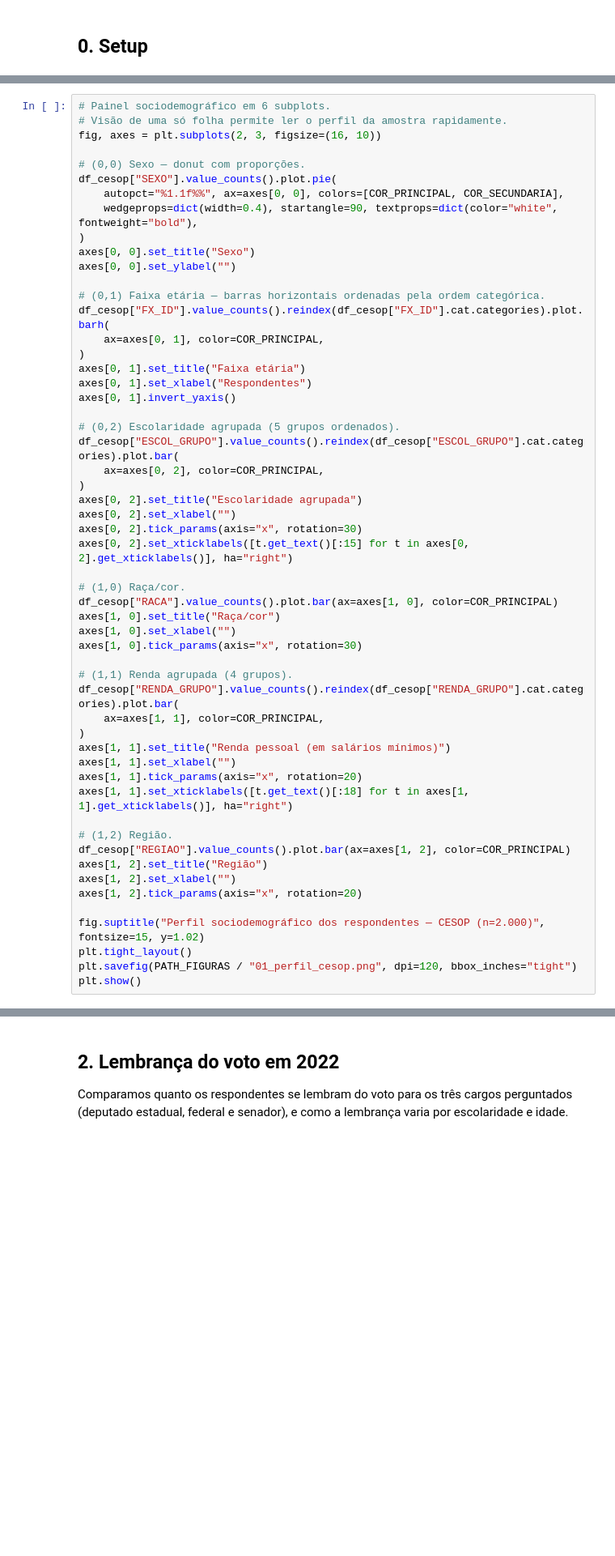
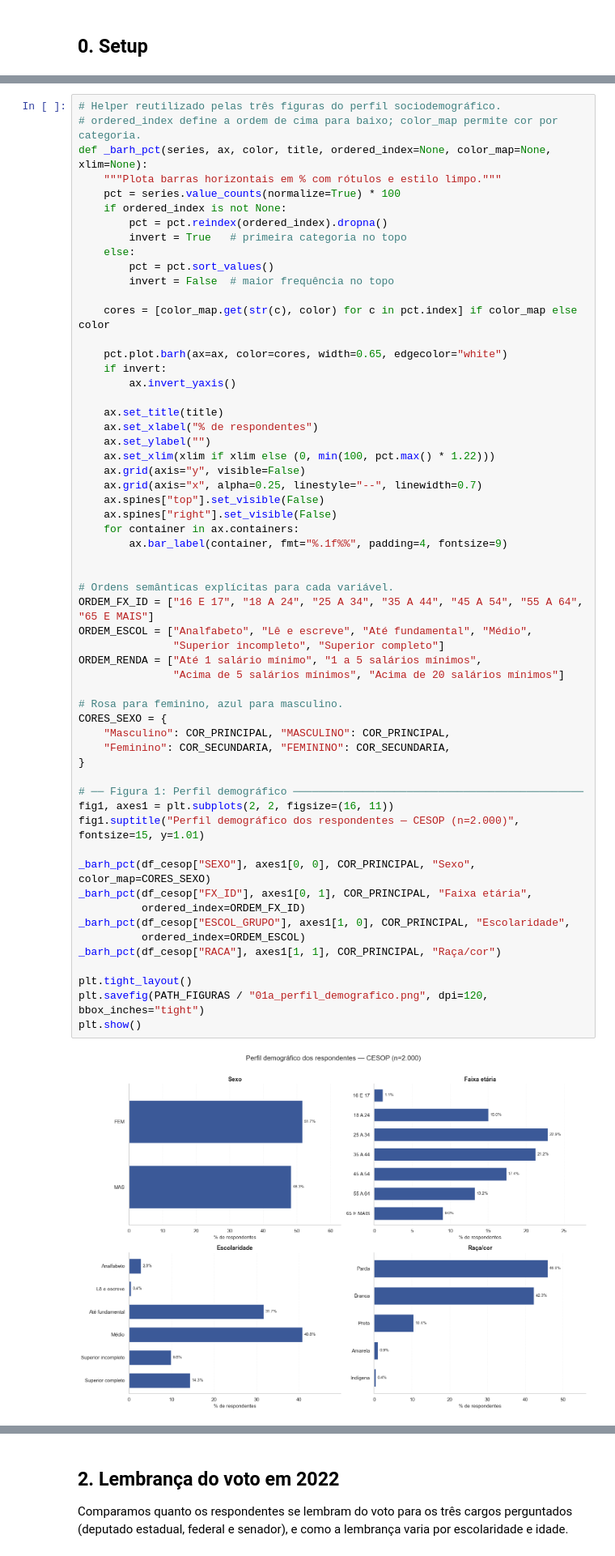
Before and after one commit to edfeherr/projeto-eda-democracia, a Jupyter notebook: notebooks/02_analises_exploratorias.ipynb, the cells around one changed output, grey strips where cells are left out. Shown at 81% size. Drawn from its saved outputs; the diff is of its cells as text; blank space fills up the shorter version.

```diff
--- a/notebooks/02_analises_exploratorias.ipynb
+++ b/notebooks/02_analises_exploratorias.ipynb
@@ -74,55 +83,60 @@ Quem é a amostra de 2.000 respondentes? Painel com seis dimensões: sexo, faixa
 # %%
-# Painel sociodemográfico em 6 subplots.
-# Visão de uma só folha permite ler o perfil da amostra rapidamente.
-fig, axes = plt.subplots(2, 3, figsize=(16, 10))
+# Helper reutilizado pelas três figuras do perfil sociodemográfico.
+# ordered_index define a ordem de cima para baixo; color_map permite cor por categoria.
+def _barh_pct(series, ax, color, title, ordered_index=None, color_map=None, xlim=None):
+    """Plota barras horizontais em % com rótulos e estilo limpo."""
+    pct = series.value_counts(normalize=True) * 100
+    if ordered_index is not None:
+        pct = pct.reindex(ordered_index).dropna()
+        invert = True   # primeira categoria no topo
+    else:
+        pct = pct.sort_values()
+        invert = False  # maior frequência no topo
 
-# (0,0) Sexo — donut com proporções.
-df_cesop["SEXO"].value_counts().plot.pie(
-    autopct="%1.1f%%", ax=axes[0, 0], colors=[COR_PRINCIPAL, COR_SECUNDARIA],
-    wedgeprops=dict(width=0.4), startangle=90, textprops=dict(color="white", fontweight="bold"),
-)
-axes[0, 0].set_title("Sexo")
-axes[0, 0].set_ylabel("")
+    cores = [color_map.get(str(c), color) for c in pct.index] if color_map else color
 
-# (0,1) Faixa etária — barras horizontais ordenadas pela ordem categórica.
-df_cesop["FX_ID"].value_counts().reindex(df_cesop["FX_ID"].cat.categories).plot.barh(
-    ax=axes[0, 1], color=COR_PRINCIPAL,
-)
-axes[0, 1].set_title("Faixa etária")
-axes[0, 1].set_xlabel("Respondentes")
-axes[0, 1].invert_yaxis()
+    pct.plot.barh(ax=ax, color=cores, width=0.65, edgecolor="white")
+    if invert:
+        ax.invert_yaxis()
 
-# (0,2) Escolaridade agrupada (5 grupos ordenados).
-df_cesop["ESCOL_GRUPO"].value_counts().reindex(df_cesop["ESCOL_GRUPO"].cat.categories).plot.bar(
-    ax=axes[0, 2], color=COR_PRINCIPAL,
-)
-axes[0, 2].set_title("Escolaridade agrupada")
-axes[0, 2].set_xlabel("")
-axes[0, 2].tick_params(axis="x", rotation=30)
-axes[0, 2].set_xticklabels([t.get_text()[:15] for t in axes[0, 2].get_xticklabels()], ha="right")
+    ax.set_title(title)
+    ax.set_xlabel("% de respondentes")
+    ax.set_ylabel("")
+    ax.set_xlim(xlim if xlim else (0, min(100, pct.max() * 1.22)))
+    ax.grid(axis="y", visible=False)
+    ax.grid(axis="x", alpha=0.25, linestyle="--", linewidth=0.7)
+    ax.spines["top"].set_visible(False)
+    ax.spines["right"].set_visible(False)
+    for container in ax.containers:
+        ax.bar_label(container, fmt="%.1f%%", padding=4, fontsize=9)
 
-# (1,0) Raça/cor.
-df_cesop["RACA"].value_counts().plot.bar(ax=axes[1, 0], color=COR_PRINCIPAL)
-axes[1, 0].set_title("Raça/cor")
-axes[1, 0].set_xlabel("")
-axes[1, 0].tick_params(axis="x", rotation=30)
 
-# (1,1) Renda agrupada (4 grupos).
-df_cesop["RENDA_GRUPO"].value_counts().reindex(df_cesop["RENDA_GRUPO"].cat.categories).plot.bar(
-    ax=axes[1, 1], color=COR_PRINCIPAL,
-)
-axes[1, 1].set_title("Renda pessoal (em salários mínimos)")
-axes[1, 1].set_xlabel("")
-axes[1, 1].tick_params(axis="x", rotation=20)
-axes[1, 1].set_xticklabels([t.get_text()[:18] for t in axes[1, 1].get_xticklabels()], ha="right")
+# Ordens semânticas explícitas para cada variável.
+ORDEM_FX_ID = ["16 E 17", "18 A 24", "25 A 34", "35 A 44", "45 A 54", "55 A 64", "65 E MAIS"]
+ORDEM_ESCOL = ["Analfabeto", "Lê e escreve", "Até fundamental", "Médio",
+               "Superior incompleto", "Superior completo"]
+ORDEM_RENDA = ["Até 1 salário mínimo", "1 a 5 salários mínimos",
+               "Acima de 5 salários mínimos", "Acima de 20 salários mínimos"]
 
-# (1,2) Região.
-df_cesop["REGIAO"].value_counts().plot.bar(ax=axes[1, 2], color=COR_PRINCIPAL)
-axes[1, 2].set_title("Região")
-axes[1, 2].set_xlabel("")
-axes[1, 2].tick_params(axis="x", rotation=20)
+# Rosa para feminino, azul para masculino.
+CORES_SEXO = {
+    "Masculino": COR_PRINCIPAL, "MASCULINO": COR_PRINCIPAL,
+    "Feminino": COR_SECUNDARIA, "FEMININO": COR_SECUNDARIA,
+}
 
-fig.suptitle("Perfil sociodemográfico dos respondentes — CESOP (n=2.000)", fontsize=15, y=1.02)
+# ── Figura 1: Perfil demográfico ──────────────────────────────────────────────
+fig1, axes1 = plt.subplots(2, 2, figsize=(16, 11))
+fig1.suptitle("Perfil demográfico dos respondentes — CESOP (n=2.000)", fontsize=15, y=1.01)
+
+_barh_pct(df_cesop["SEXO"], axes1[0, 0], COR_PRINCIPAL, "Sexo", color_map=CORES_SEXO)
+_barh_pct(df_cesop["FX_ID"], axes1[0, 1], COR_PRINCIPAL, "Faixa etária",
+          ordered_index=ORDEM_FX_ID)
+_barh_pct(df_cesop["ESCOL_GRUPO"], axes1[1, 0], COR_PRINCIPAL, "Escolaridade",
+          ordered_index=ORDEM_ESCOL)
+_barh_pct(df_cesop["RACA"], axes1[1, 1], COR_PRINCIPAL, "Raça/cor")
+
 plt.tight_layout()
-plt.savefig(PATH_FIGURAS / "01_perfil_cesop.png", dpi=120, bbox_inches="tight")
+plt.savefig(PATH_FIGURAS / "01a_perfil_demografico.png", dpi=120, bbox_inches="tight")
 plt.show()
+# %% [output]
+[figure, added]
```
Also changed, not shown: parts of 10 cells of this notebook.
